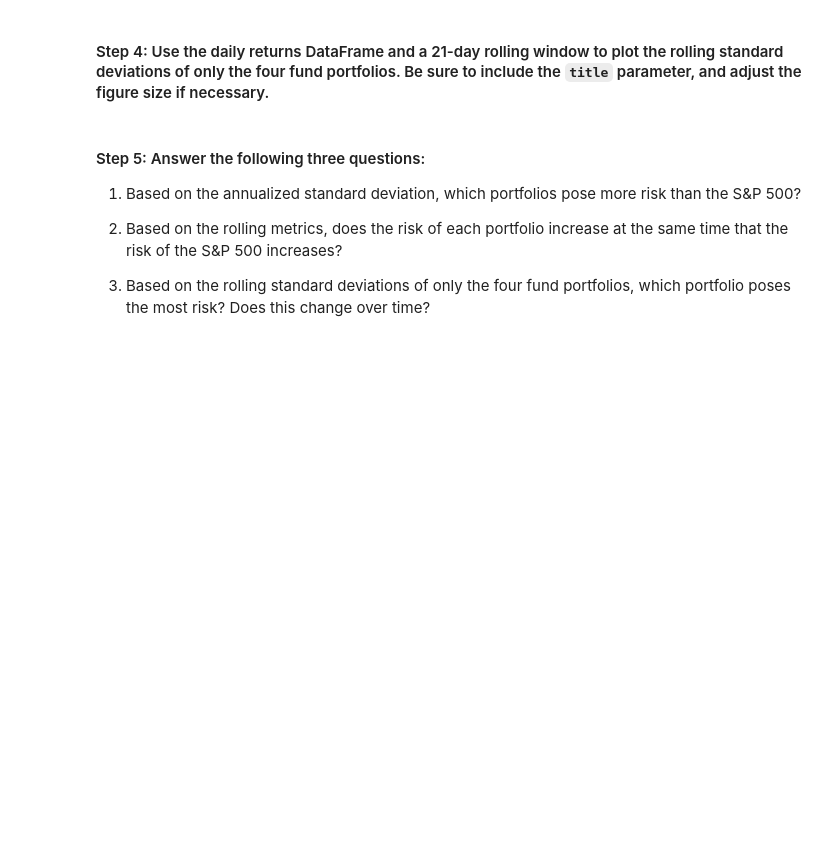
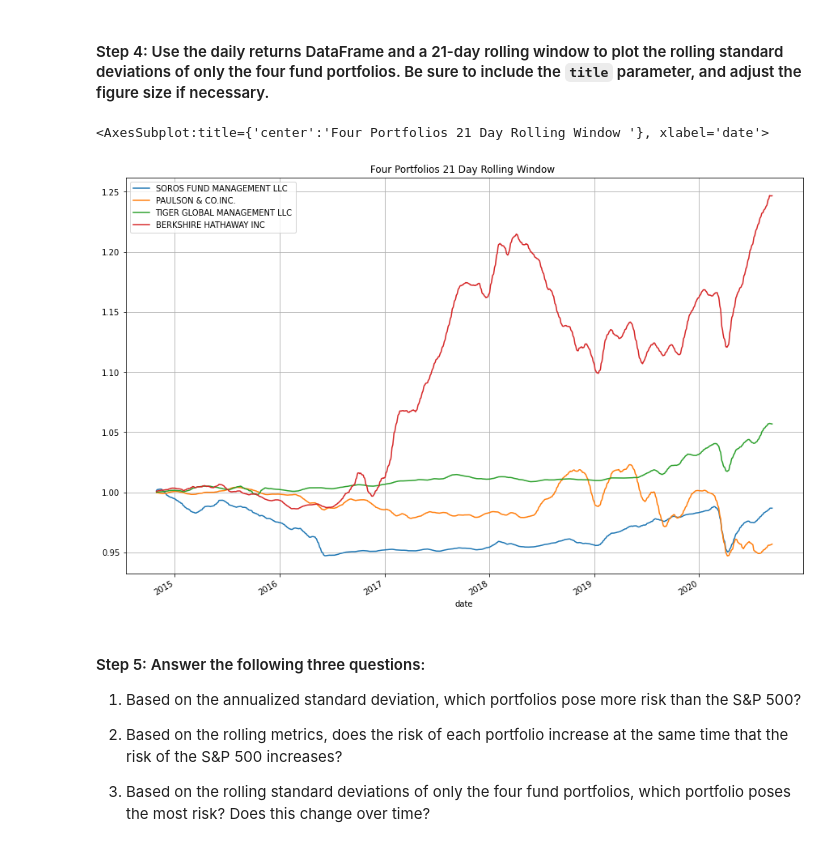
Before and after one commit to j-w-code/Module_4_Challenge-, a Jupyter notebook: Starter_Code_04/risk_return_analysis.ipynb, the cells around one changed output. Saved outputs shown, nothing was run; the diff lists cells and outputs as text; code cells hidden in the pictures; blank space fills up the shorter version.

```diff
--- a/Starter_Code_04/risk_return_analysis.ipynb
+++ b/Starter_Code_04/risk_return_analysis.ipynb
@@ -274,7 +307,12 @@ Evaluate the risk profile of each portfolio by using the standard deviation and
 # %%
 # Using the daily return data and a 21-day rolling window, plot the rolling standard deviation of just the 4 portfolios.
 # Include a title parameter and adjust the figure size
-# YOUR CODE HERE
+four_21_df = four_fund_df.rolling(window=21).mean()
+
+four_21_df.plot(figsize=(15,10), title="Four Portfolios 21 Day Rolling Window ", grid=True)
+# %% [output]
+<AxesSubplot:title={'center':'Four Portfolios 21 Day Rolling Window '}, xlabel='date'>
+[figure, added]
 # %% [markdown]
 #### Step 5: Answer the following three questions:
 
```
Also changed, not shown: parts of 17 cells of this notebook.
